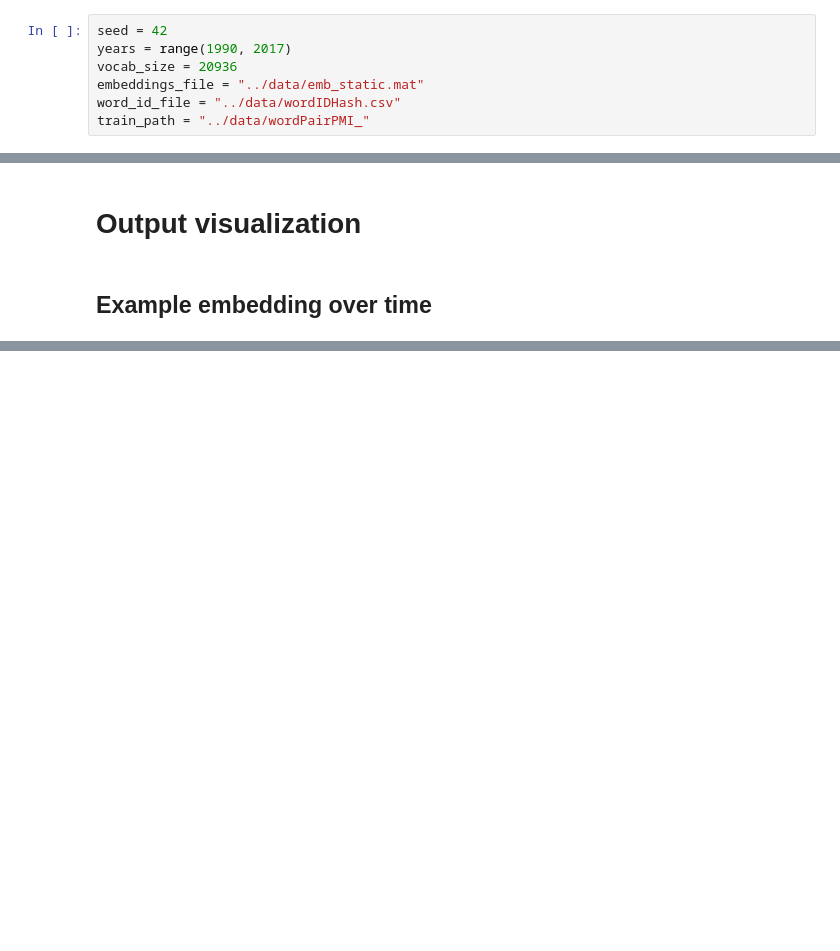
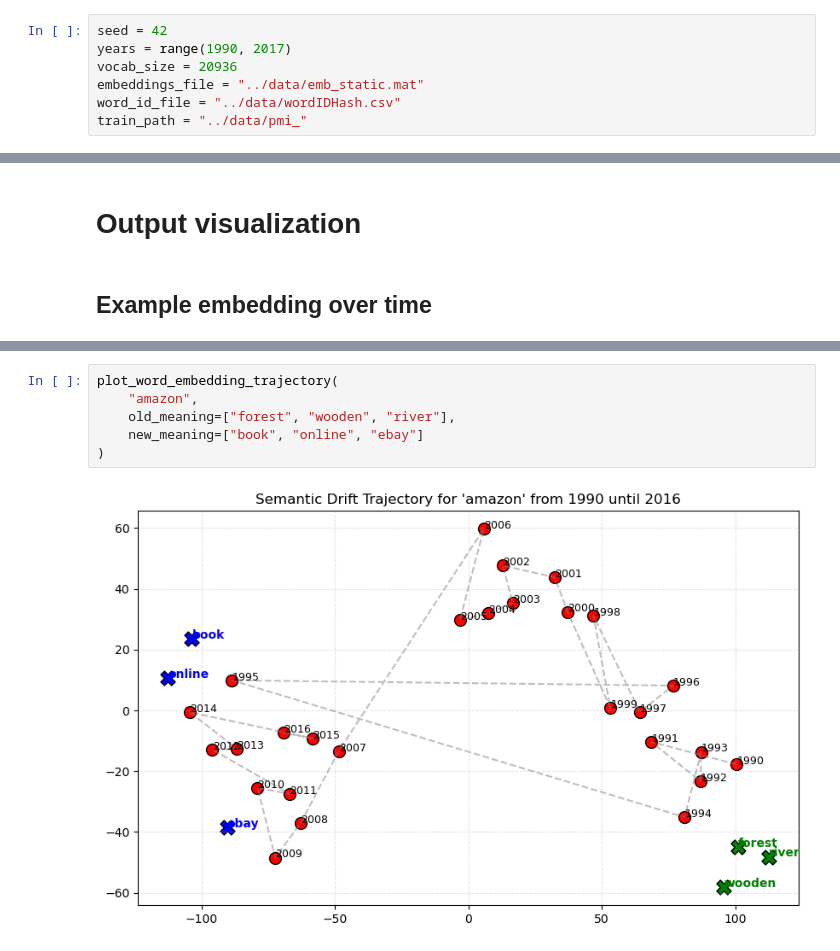
Before and after one commit to MarkusStefan/Semantic-Embedding-Evolution, a Jupyter notebook: notebooks/reproduction.ipynb, the cells around one changed output, grey strips where cells are left out. Drawn from its saved outputs; the diff is of its cells as text; blank space fills up the shorter version.

```diff
--- a/notebooks/reproduction.ipynb
+++ b/notebooks/reproduction.ipynb
@@ -41,4 +41,4 @@ years = range(1990, 2017)
 vocab_size = 20936
 embeddings_file = "../data/emb_static.mat"
 word_id_file = "../data/wordIDHash.csv"
-train_path = "../data/wordPairPMI_"
+train_path = "../data/pmi_"
@@ -204,0 +261,8 @@ plt.show()
+# %%
+plot_word_embedding_trajectory(
+    "amazon",
+    old_meaning=["forest", "wooden", "river"],
+    new_meaning=["book", "online", "ebay"]
+)
+# %% [output]
+[figure, added]
```
Also changed, not shown: parts of 25 cells of this notebook.
